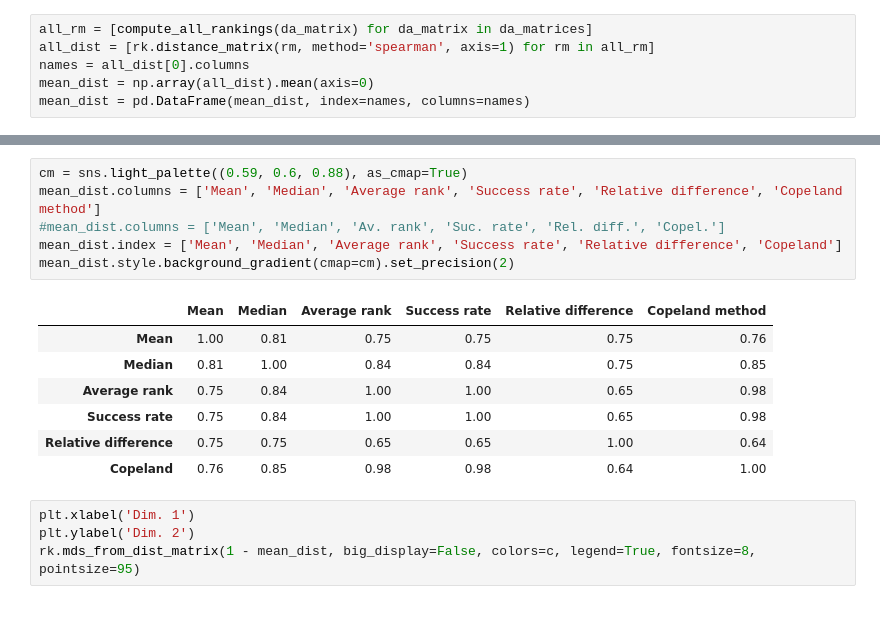
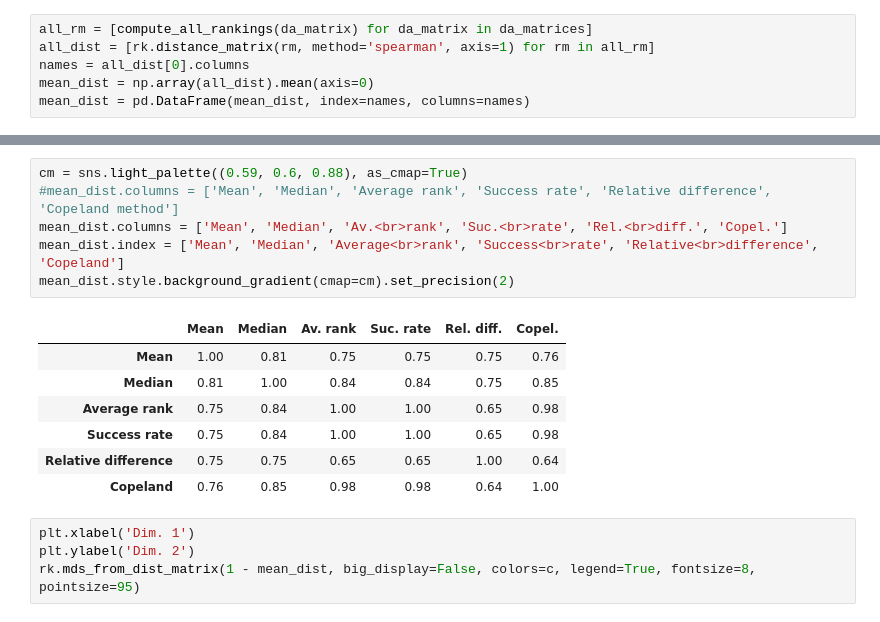
Before and after one commit to Didayolo/ranking-esann-2021, a Jupyter notebook: notebooks/ranking_esann.ipynb, the cells around one changed output, grey strips where cells are left out. Drawn from its saved outputs; the diff is of its cells as text.

```diff
--- a/notebooks/ranking_esann.ipynb
+++ b/notebooks/ranking_esann.ipynb
@@ -486,11 +484,11 @@ rk.show(mean_dist, annot=True, size=1, cmap='Blues')
 # %%
 cm = sns.light_palette((0.59, 0.6, 0.88), as_cmap=True)
-mean_dist.columns = ['Mean', 'Median', 'Average rank', 'Success rate', 'Relative difference', 'Copeland method']
-#mean_dist.columns = ['Mean', 'Median', 'Av. rank', 'Suc. rate', 'Rel. diff.', 'Copel.']
-mean_dist.index = ['Mean', 'Median', 'Average rank', 'Success rate', 'Relative difference', 'Copeland']
+#mean_dist.columns = ['Mean', 'Median', 'Average rank', 'Success rate', 'Relative difference', 'Copeland method']
+mean_dist.columns = ['Mean', 'Median', 'Av.<br>rank', 'Suc.<br>rate', 'Rel.<br>diff.', 'Copel.']
+mean_dist.index = ['Mean', 'Median', 'Average<br>rank', 'Success<br>rate', 'Relative<br>difference', 'Copeland']
 mean_dist.style.background_gradient(cmap=cm).set_precision(2)
 # %% [output]
-|  | Mean | Median | Average rank | Success rate | Relative difference | Copeland method |
+|  | Mean | Median | Av. rank | Suc. rate | Rel. diff. | Copel. |
 | Mean | 1.00 | 0.81 | 0.75 | 0.75 | 0.75 | 0.76 |
 | Median | 0.81 | 1.00 | 0.84 | 0.84 | 0.75 | 0.85 |
 | Average rank | 0.75 | 0.84 | 1.00 | 1.00 | 0.65 | 0.98 |
```
Also changed, not shown: parts of 1 cell of this notebook, 1 other file.
